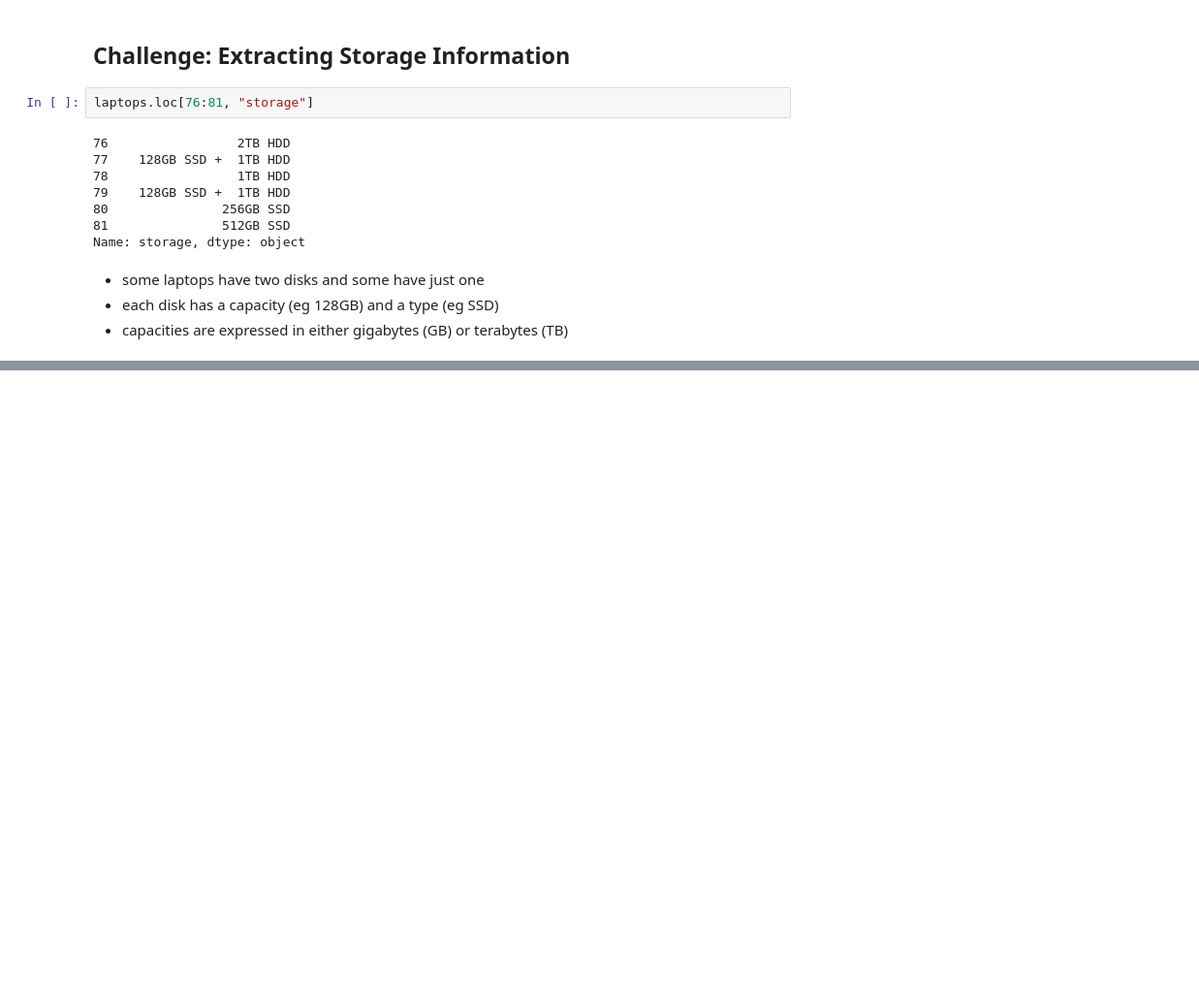
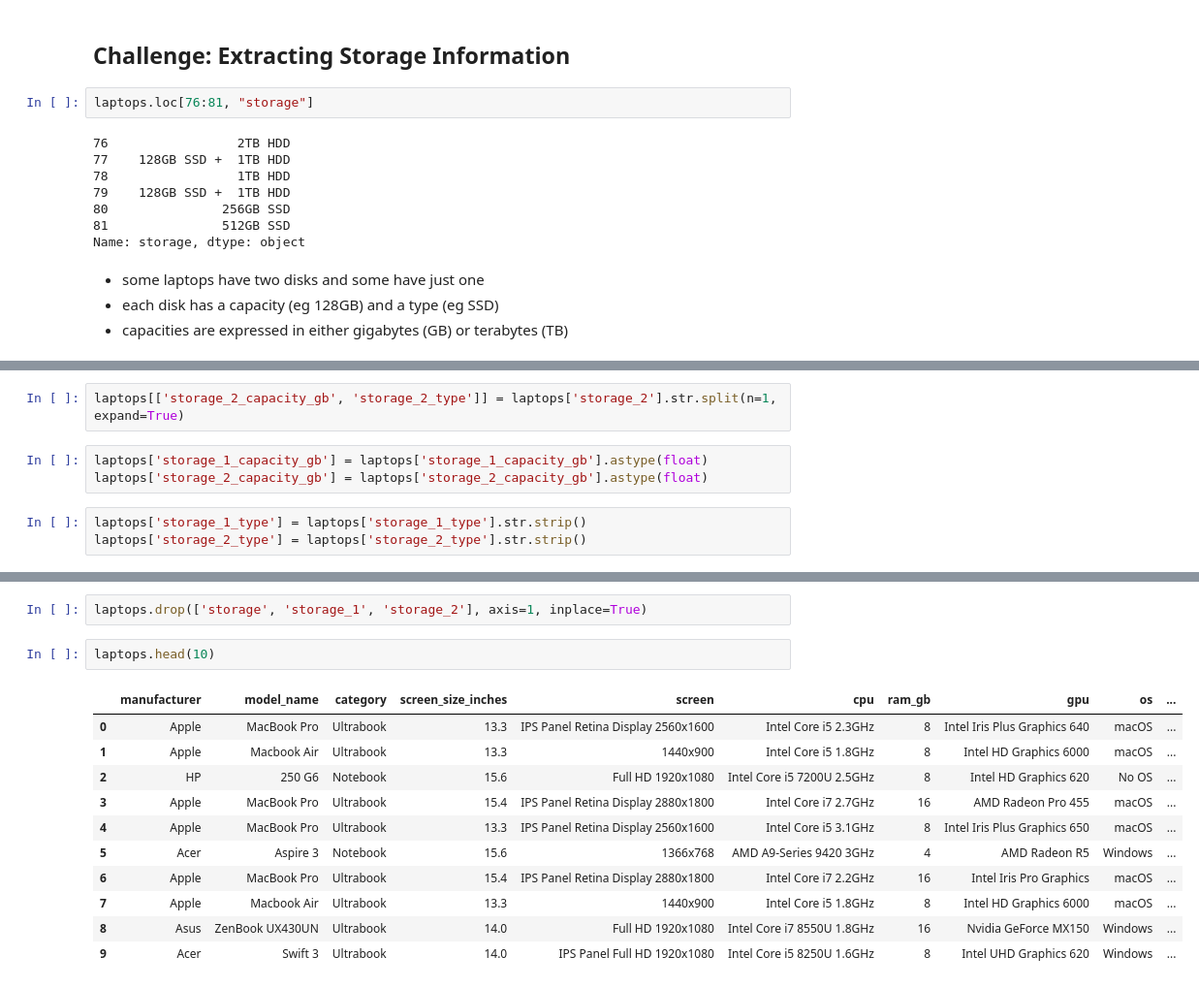
Before and after one commit to Jearny58/joes-dataquest, a Jupyter notebook: lessons/data-cleaning-basics/data-cleaning-basics.ipynb, the cells around one changed output, grey strips where cells are left out. Shown: that part at 97% size. Saved outputs shown, nothing was run; the diff lists cells and outputs as text; blank space fills up the shorter version.

```diff
--- a/lessons/data-cleaning-basics/data-cleaning-basics.ipynb
+++ b/lessons/data-cleaning-basics/data-cleaning-basics.ipynb
@@ -547,0 +477,8 @@ Name: storage_1_type, dtype: object
+# %%
+laptops[['storage_2_capacity_gb', 'storage_2_type']] = laptops['storage_2'].str.split(n=1, expand=True)
+# %%
+laptops['storage_1_capacity_gb'] = laptops['storage_1_capacity_gb'].astype(float)
+laptops['storage_2_capacity_gb'] = laptops['storage_2_capacity_gb'].astype(float)
+# %%
+laptops['storage_1_type'] = laptops['storage_1_type'].str.strip()
+laptops['storage_2_type'] = laptops['storage_2_type'].str.strip()
@@ -547,0 +497,16 @@ Name: storage_1_type, dtype: object
+# %%
+laptops.drop(['storage', 'storage_1', 'storage_2'], axis=1, inplace=True)
+# %%
+laptops.head(10)
+# %% [output]
+|  | manufacturer | model_name | category | screen_size_inches | screen | cpu | ram_gb | gpu | os | ... |
+| 0 | Apple | MacBook Pro | Ultrabook | 13.3 | IPS Panel Retina Display 2560x1600 | Intel Core i5 2.3GHz | 8 | Intel Iris Plus Graphics 640 | macOS | ... |
+| 1 | Apple | Macbook Air | Ultrabook | 13.3 | 1440x900 | Intel Core i5 1.8GHz | 8 | Intel HD Graphics 6000 | macOS | ... |
+| 2 | HP | 250 G6 | Notebook | 15.6 | Full HD 1920x1080 | Intel Core i5 7200U 2.5GHz | 8 | Intel HD Graphics 620 | No OS | ... |
+| 3 | Apple | MacBook Pro | Ultrabook | 15.4 | IPS Panel Retina Display 2880x1800 | Intel Core i7 2.7GHz | 16 | AMD Radeon Pro 455 | macOS | ... |
+| 4 | Apple | MacBook Pro | Ultrabook | 13.3 | IPS Panel Retina Display 2560x1600 | Intel Core i5 3.1GHz | 8 | Intel Iris Plus Graphics 650 | macOS | ... |
+| 5 | Acer | Aspire 3 | Notebook | 15.6 | 1366x768 | AMD A9-Series 9420 3GHz | 4 | AMD Radeon R5 | Windows | ... |
+| 6 | Apple | MacBook Pro | Ultrabook | 15.4 | IPS Panel Retina Display 2880x1800 | Intel Core i7 2.2GHz | 16 | Intel Iris Pro Graphics | macOS | ... |
+| 7 | Apple | Macbook Air | Ultrabook | 13.3 | 1440x900 | Intel Core i5 1.8GHz | 8 | Intel HD Graphics 6000 | macOS | ... |
+| 8 | Asus | ZenBook UX430UN | Ultrabook | 14.0 | Full HD 1920x1080 | Intel Core i7 8550U 1.8GHz | 16 | Nvidia GeForce MX150 | Windows | ... |
+| 9 | Acer | Swift 3 | Ultrabook | 14.0 | IPS Panel Full HD 1920x1080 | Intel Core i5 8250U 1.6GHz | 8 | Intel UHD Graphics 620 | Windows | ... |
```
Also changed, not shown: parts of 15 cells of this notebook.
